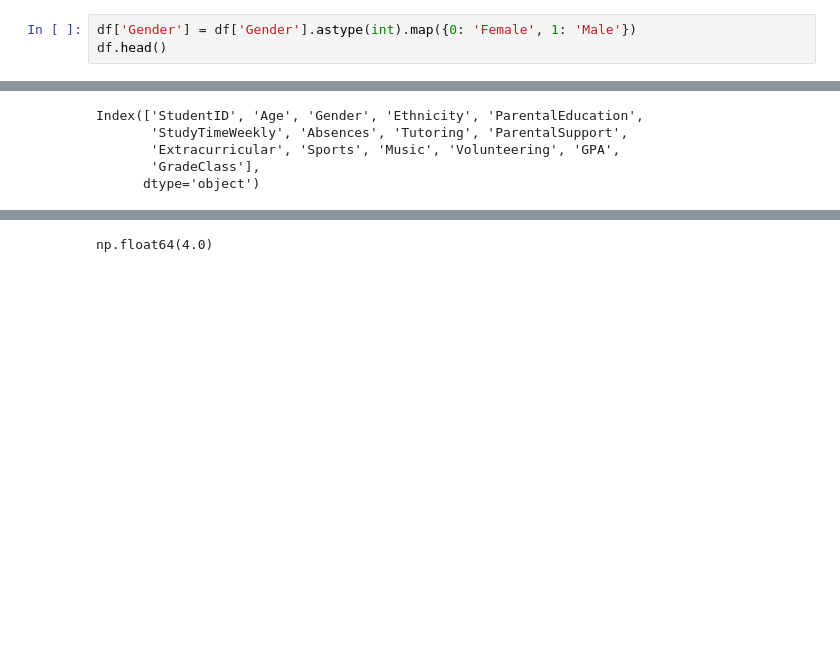
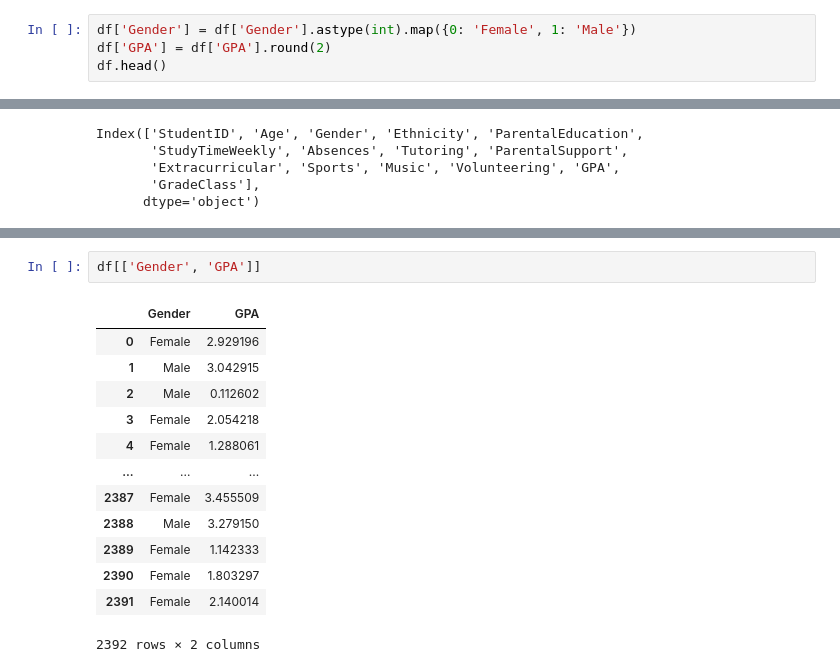
Before and after one commit to Sydney205/student_performance_analysis, a Jupyter notebook: student_performance_eda.ipynb, the cells around one changed output, grey strips where cells are left out. Drawn from its saved outputs; the diff is of its cells as text; blank space fills up the shorter version.

```diff
--- a/student_performance_eda.ipynb
+++ b/student_performance_eda.ipynb
@@ -99,6 +99,7 @@ dtypes: float64(3), int64(12)
 memory usage: 280.4 KB
 # %%
 df['Gender'] = df['Gender'].astype(int).map({0: 'Female', 1: 'Male'})
+df['GPA'] = df['GPA'].round(2)
 df.head()
 # %% [output]
 |  | StudentID | Age | Gender | Ethnicity | ParentalEducation | StudyTimeWeekly | Absences | Tutoring | ... |
@@ -136,5 +137,18 @@ df.describe()
 | 75% | 2794.250000 | 17.000000 | 2.000000 | 2.000000 | 14.408410 | 22.000000 | 1.000000 | ... |
 | max | 3392.000000 | 18.000000 | 3.000000 | 4.000000 | 19.978094 | 29.000000 | 1.000000 | ... |
 # %%
+df[['Gender', 'GPA']]
 # %% [output]
+|  | Gender | GPA |
+| 0 | Female | 2.929196 |
+| 1 | Male | 3.042915 |
+| 2 | Male | 0.112602 |
+| 3 | Female | 2.054218 |
+| 4 | Female | 1.288061 |
+| ... | ... | ... |
+| 2387 | Female | 3.455509 |
+| 2388 | Male | 3.279150 |
+| 2389 | Female | 1.142333 |
+| 2390 | Female | 1.803297 |
+| 2391 | Female | 2.140014 |
-np.float64(4.0)
+2392 rows × 2 columns
```
